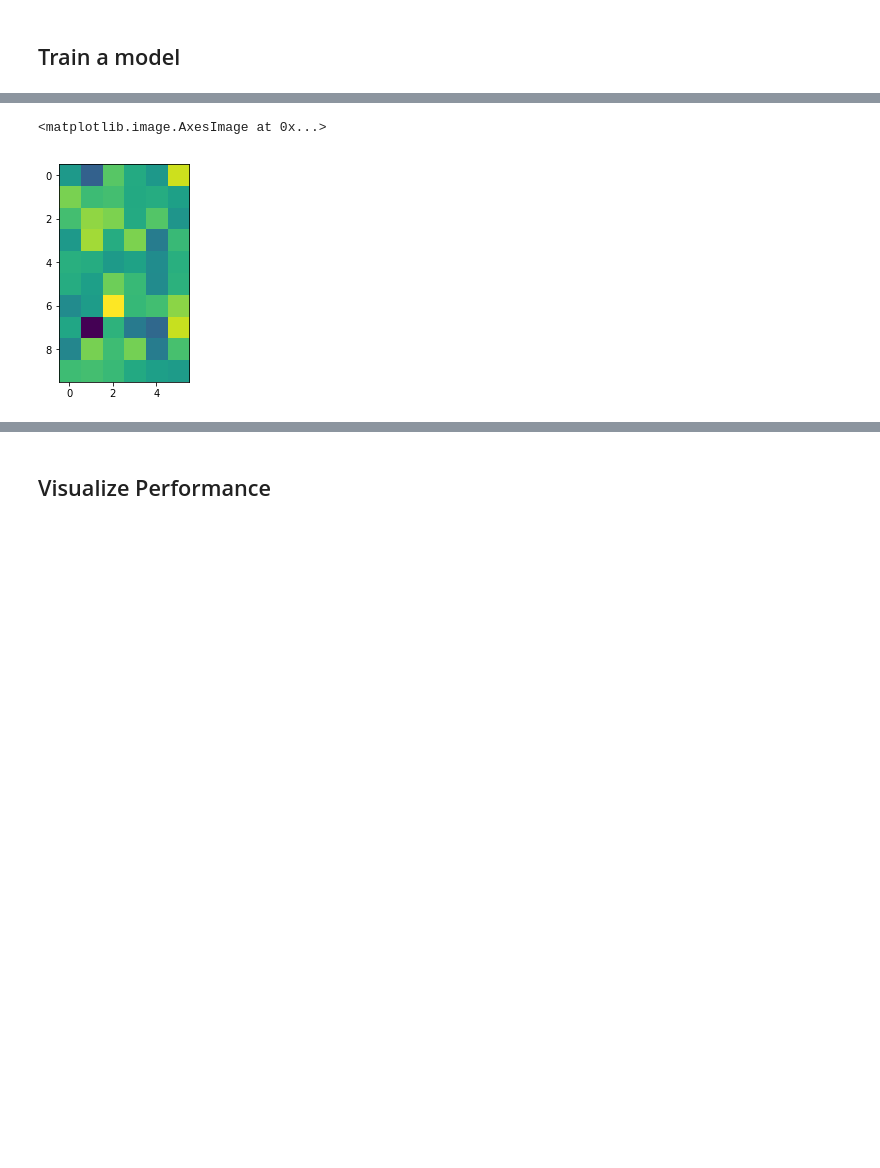
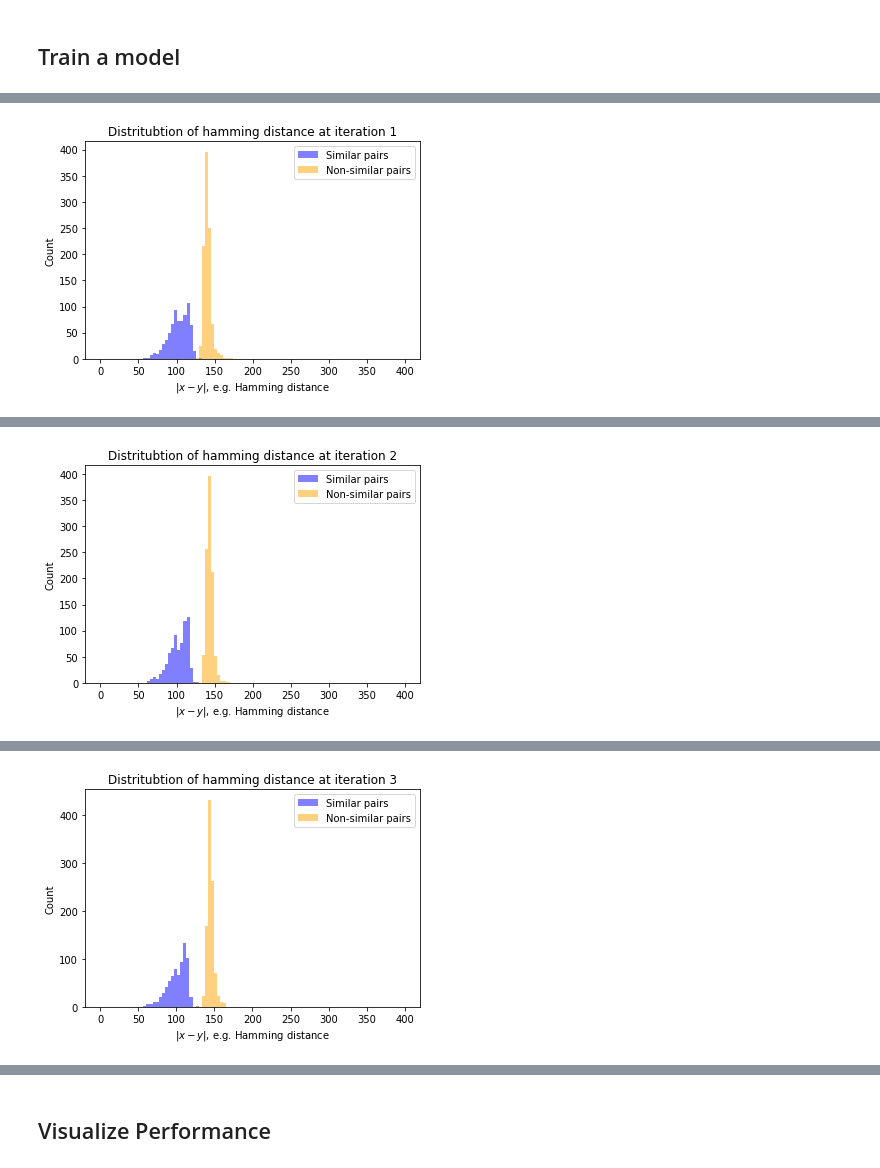
Before and after one commit to evhub/live-song-id, a Jupyter notebook: HashNet.ipynb, the cells around one changed output, grey strips where cells are left out. Drawn from its saved outputs; the diff is of its cells as text; code cells hidden in the pictures; blank space fills up the shorter version.

```diff
--- a/HashNet.ipynb
+++ b/HashNet.ipynb
@@ -268,14 +419,0 @@ plt.imshow(dense_layer.get_weights()[0][:20])
-# %%
-for m in range(1, number_of_iterations+1):
-    print("Iteration {:}".format(m))
-
-    # Train a model with 4 inputs and 1 dummy output.
-    model.fit({'image_1': X1, 'image_2': X2, 'similarity': y, 'weight': W}, [y], verbose=False, epochs=number_of_epochs)
-    beta *= beta_factor
-
-    # Test output
-    # Get sample output
-    representation_model = Model(image_a, encoded_a)
-    pred_X1 = representation_model.predict(X1)
-    plt.imshow(pred_X1[:10])
-    plt.show()
@@ -296,5 +420,35 @@ Iteration 6
-# %%
-plt.imshow(dense_layer.get_weights()[0][:10])
-# %% [output]
-<matplotlib.image.AxesImage at 0x...>
-[figure, removed]
+# %%
+for m in range(1, number_of_iterations+1):
+    logger.debug("Iteration {:} (current beta = {:})".format(m, beta))
+
+    # Train a model with 4 inputs and 1 dummy output.
+    model.fit({'image_1': X1, 'image_2': X2, 'similarity': S, 'weight': W}, [S], verbose=verbose, epochs=number_of_epochs)
+    beta *= beta_factor
+
+    plt.figure()
+    hist_sim = []
+    hist_non_sim = []
+    bins = np.linspace(0, 400, 100)
+
+    representation_model = Model(image_a, encoded_a)
+    pred_X1 = (representation_model.predict(X1) > 0)
+    pred_X2 = (representation_model.predict(X2) > 0)
+    for idx in range(len(X1)):
+        score = np.count_nonzero(pred_X1[idx] != pred_X2[idx])
+        similarity = (groundTruth[idx][0] == groundTruth[idx][1])
+
+        if similarity:
+            hist_sim.append(score)
+        else:
+            hist_non_sim.append(score)
+
+    plt.title("Distritubtion of hamming distance at iteration {:}".format(m))
+    plt.ylabel("Count")
+    plt.xlabel("$|x-y|$, e.g. Hamming distance")
+    plt.hist(hist_sim, bins, alpha=0.5, label='Similar pairs', color='blue')
+    plt.hist(hist_non_sim, bins, alpha=0.5, label='Non-similar pairs', color='orange')
+    plt.legend()
+    plt.savefig("Hamming-Iteration-{:}.png".format(m))
+    logger.debug("Save evaluation plot at iteration {:} to Hamming-Iteration-{:}.png".format(m, m))
+    plt.show()
+# %% [output]
@@ -300,0 +457 @@ plt.imshow(dense_layer.get_weights()[0][:10])
+[figure, added]
@@ -300,0 +460 @@ plt.imshow(dense_layer.get_weights()[0][:10])
+[figure, added]
@@ -300,0 +463 @@ plt.imshow(dense_layer.get_weights()[0][:10])
+[figure, added]
```
Also changed, not shown: parts of 71 cells of this notebook.
